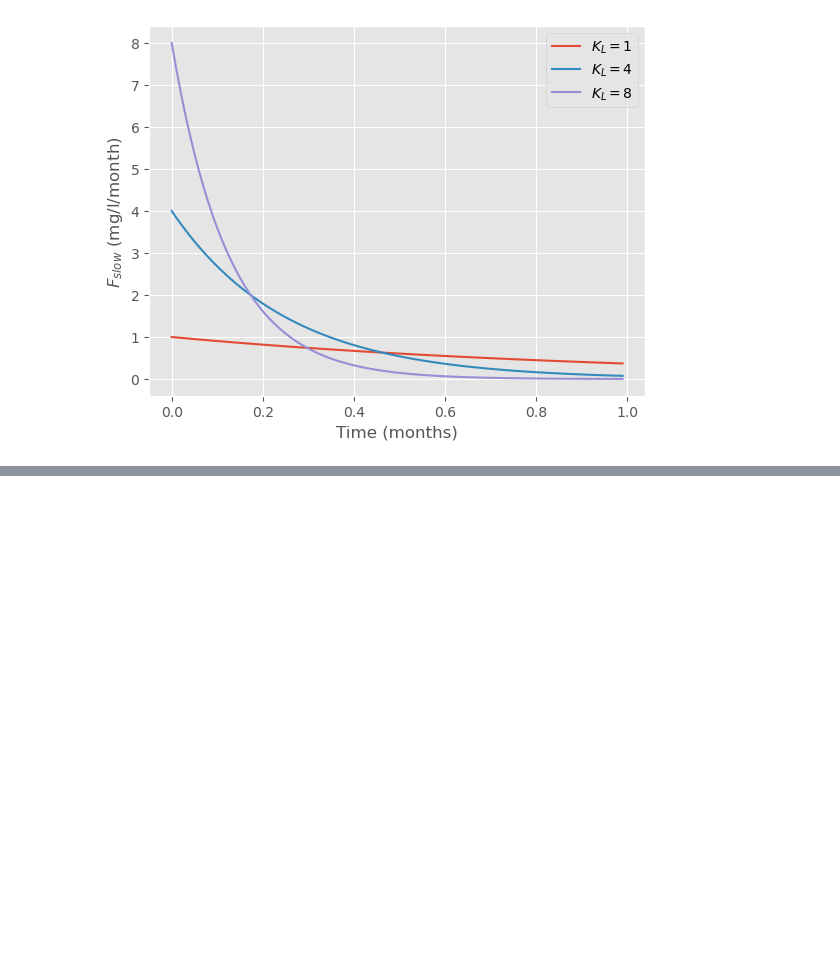
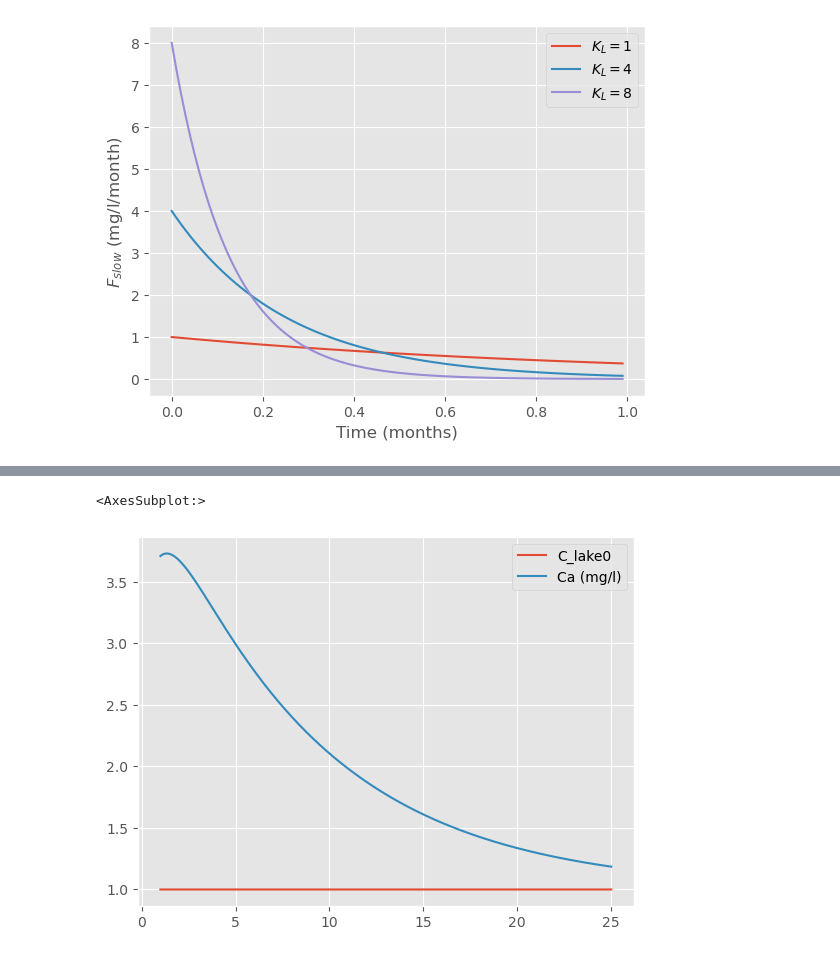
Before and after one commit to NIVANorge/lake_liming_app, a Jupyter notebook: notebooks/box_model.ipynb, the cells around one changed output, grey strips where cells are left out. Cells and saved outputs as stored; diff of their text form; code cells hidden in the pictures; blank space fills up the shorter version.

```diff
--- a/notebooks/box_model.ipynb
+++ b/notebooks/box_model.ipynb
@@ -154,0 +149,33 @@ array([<AxesSubplot:>], dtype=object)
+# %%
+# Liming parameters
+lime_prod = "Miljøkalk EY3"  # Must be in the "database"
+lime_dose = 10  # Dose as lime (not Ca) in mg/l
+lime_month = 1  # Month in which lime is added. Must be < 'n_months'
+spr_meth = "wet"  # 'wet' or 'dry'
+K_L = 1  # month^-1
+F_active = 0.4  # Proportion of lake-bottom lime that remains "active" (i.e. available for dissolution)
+
+# Hydrology parameters
+res_time = 0.7  # Volume / mean_annual_q
+flow_profile = "none"  # 'none', 'fjell' or 'kyst'
+# %%
+par_dict = {
+    "C_lake0": C_lake0,
+    "C_in0": C_in0,
+    "C_bott0": C_bott0,
+    "pH_lake0": pH_lake0,
+    "lime_prod": lime_prod,
+    "lime_dose": lime_dose,
+    "lime_month": lime_month,
+    "spr_meth": spr_meth,
+    "K_L": K_L,
+    "F_active": F_active,
+    "area": area,
+    "mean_depth": mean_depth,
+    "res_time": res_time,
+    "flow_profile": flow_profile,
+    "n_months": n_months,
+}
+
+df = model.run_ca_model(par_dict)
+df.head()
@@ -154,0 +189,5 @@ array([<AxesSubplot:>], dtype=object)
+# %%
+df[["C_lake0", "Ca (mg/l)"]].plot()
+# %% [output]
+<AxesSubplot:>
+[figure, added]
```
Also changed, not shown: parts of 28 cells of this notebook, 3 other files.
